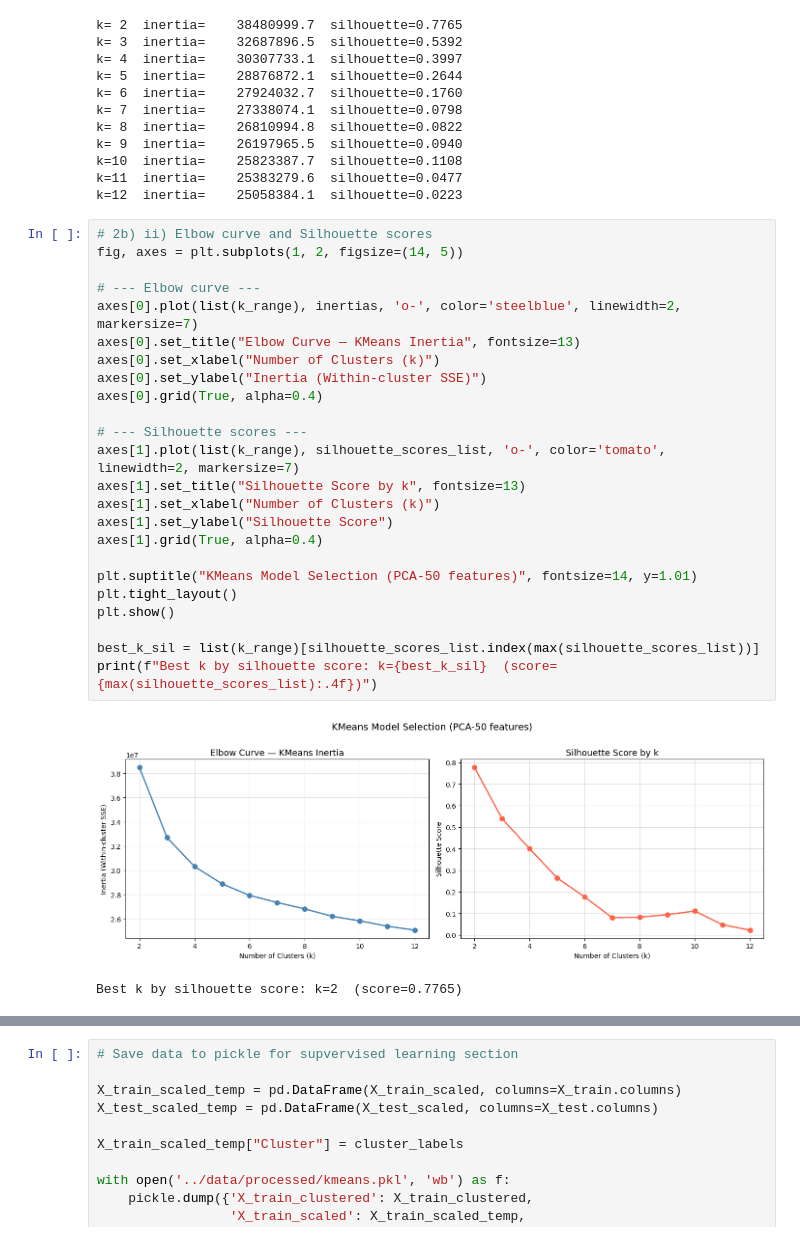
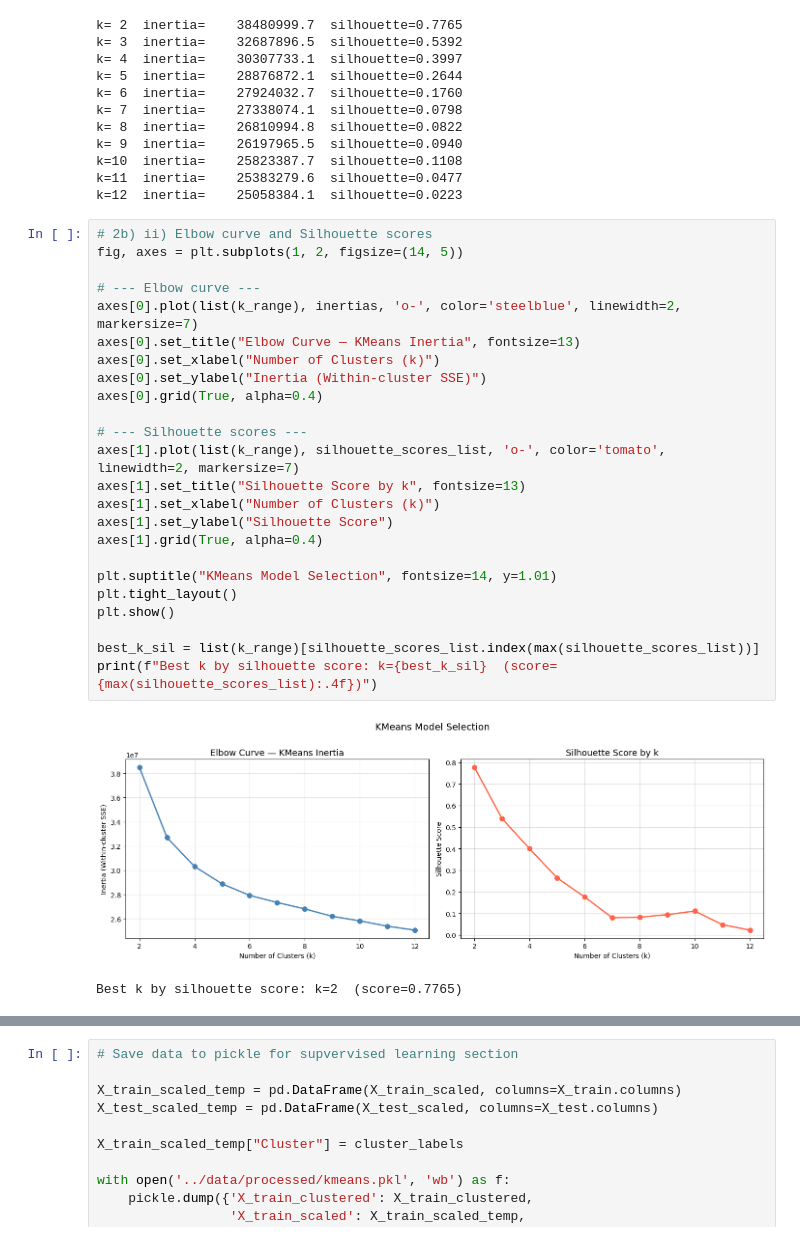
Before and after one commit to Astru5/DS3000, a Jupyter notebook: notebooks/unsupervised_learning.ipynb, the cells around one changed output, grey strips where cells are left out. Cells and saved outputs as stored; diff of their text form.

```diff
--- a/notebooks/unsupervised_learning.ipynb
+++ b/notebooks/unsupervised_learning.ipynb
@@ -189,27 +189,27 @@ k=12  inertia=    25058384.1  silhouette=0.0223
 # %%
 # 2b) ii) Elbow curve and Silhouette scores
 fig, axes = plt.subplots(1, 2, figsize=(14, 5))
 
 # --- Elbow curve ---
 axes[0].plot(list(k_range), inertias, 'o-', color='steelblue', linewidth=2, markersize=7)
 axes[0].set_title("Elbow Curve — KMeans Inertia", fontsize=13)
 axes[0].set_xlabel("Number of Clusters (k)")
 axes[0].set_ylabel("Inertia (Within-cluster SSE)")
 axes[0].grid(True, alpha=0.4)
 
 # --- Silhouette scores ---
 axes[1].plot(list(k_range), silhouette_scores_list, 'o-', color='tomato', linewidth=2, markersize=7)
 axes[1].set_title("Silhouette Score by k", fontsize=13)
 axes[1].set_xlabel("Number of Clusters (k)")
 axes[1].set_ylabel("Silhouette Score")
 axes[1].grid(True, alpha=0.4)
 
-plt.suptitle("KMeans Model Selection (PCA-50 features)", fontsize=14, y=1.01)
+plt.suptitle("KMeans Model Selection", fontsize=14, y=1.01)
 plt.tight_layout()
 plt.show()
 
 best_k_sil = list(k_range)[silhouette_scores_list.index(max(silhouette_scores_list))]
 print(f"Best k by silhouette score: k={best_k_sil}  (score={max(silhouette_scores_list):.4f})")
 # %% [output]
-[figure, old version]
+[figure, new version]
 Best k by silhouette score: k=2  (score=0.7765)
```
Also changed, not shown: parts of 20 cells of this notebook, 1 other file.
